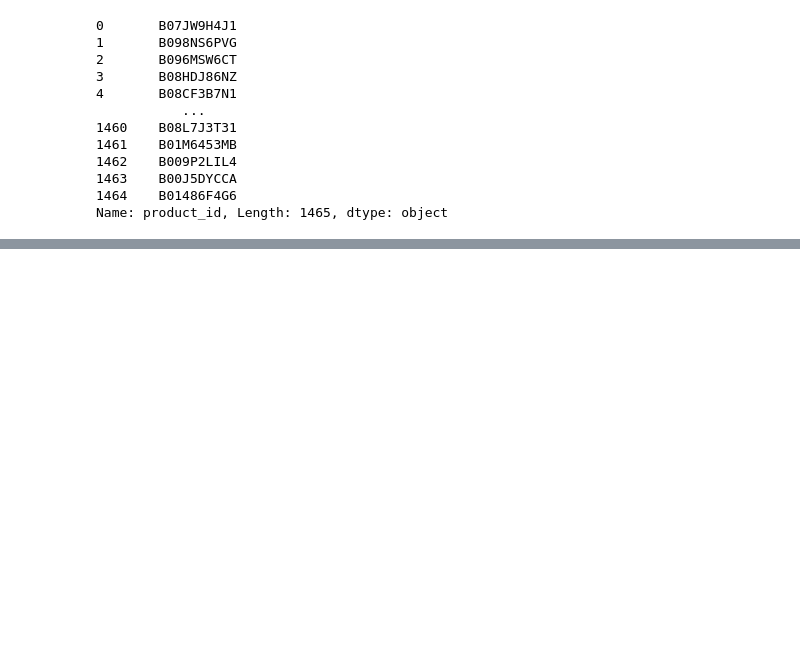
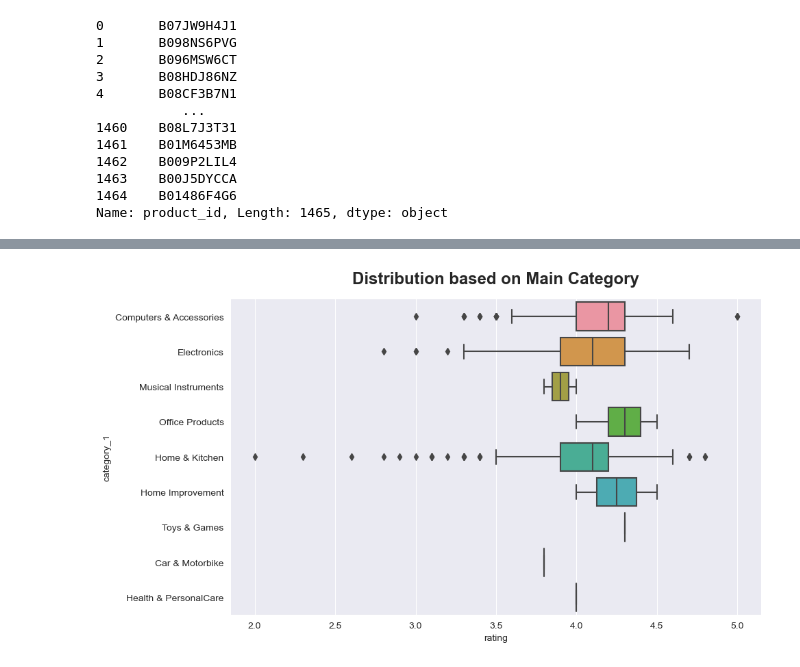
Before and after one commit to Bidkar2912/Amazon_Sales, a Jupyter notebook: Amazon_Sales_Analysis.ipynb, the cells around one changed output, grey strips where cells are left out. Saved outputs shown, nothing was run; the diff lists cells and outputs as text; code cells hidden in the pictures; blank space fills up the shorter version.

```diff
--- a/Amazon_Sales_Analysis.ipynb
+++ b/Amazon_Sales_Analysis.ipynb
@@ -456,0 +453,8 @@ plt.show()
+# %%
+fig, ax = plt.subplots(figsize=(10,6))
+sns.boxplot(ax = ax, data = df, x='rating', y='category_1')
+ax.set_title("Distribution based on Main Category",
+             fontweight = 'heavy', size = 'xx-large', y = 1.03)
+plt.show()
+# %% [output]
+[figure, added]
```
Also changed, not shown: parts of 37 cells of this notebook.
